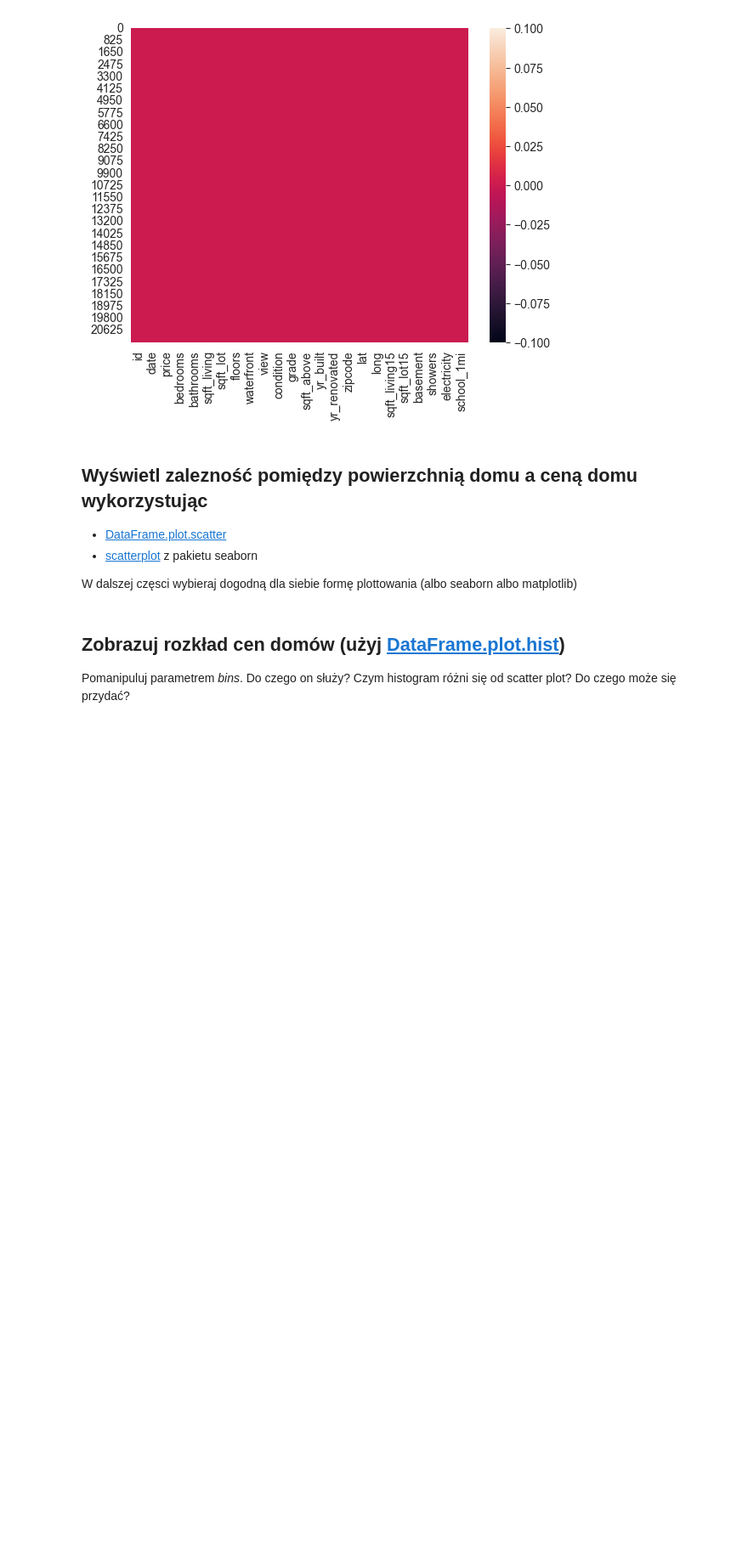
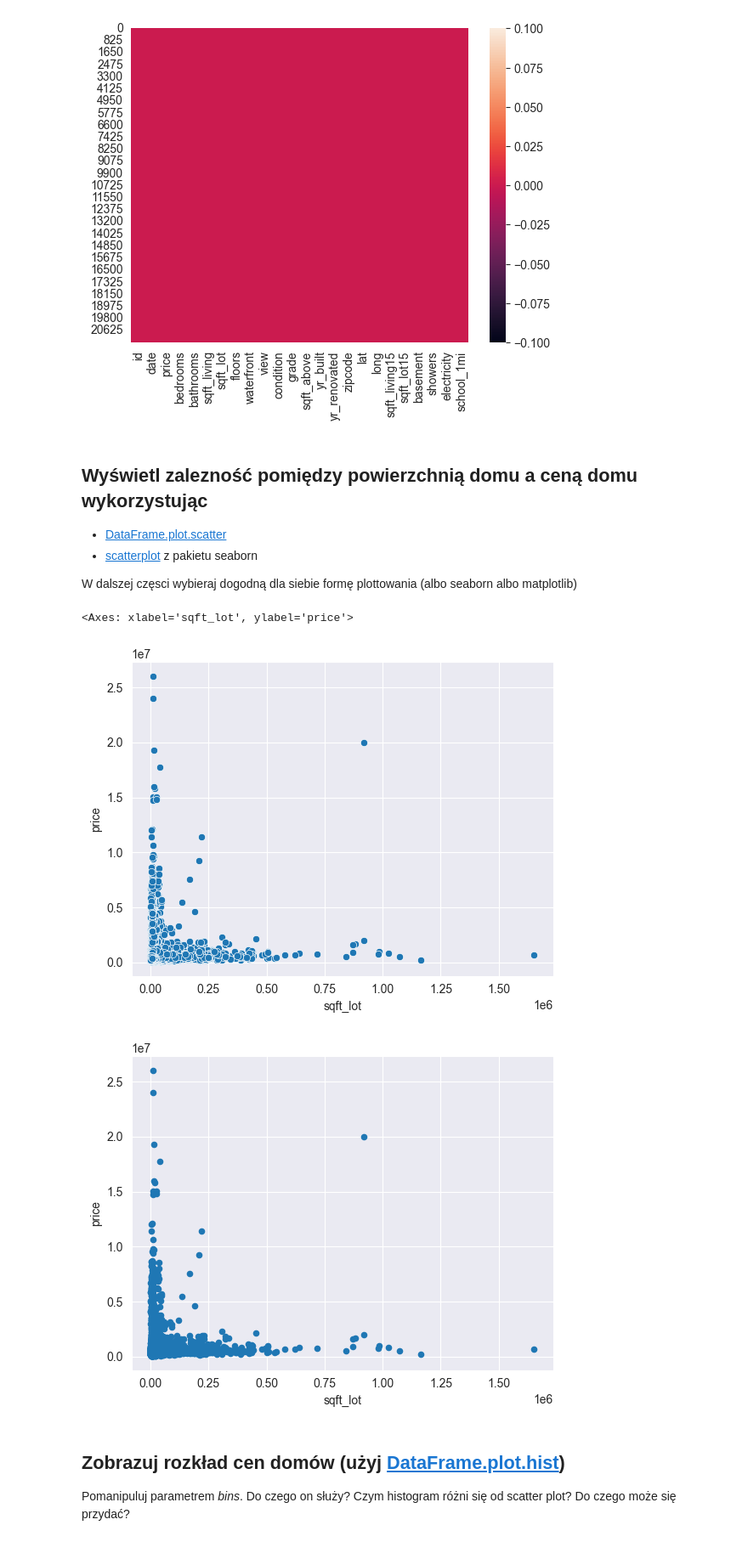
Before and after one commit to GrubySamuraj/wpdm, a Jupyter notebook: examples/Kopia notatnika introduction_to_pandas_uj_part_II.ipynb, the cells around one changed output. Shown at 85% size. Drawn from its saved outputs; the diff is of its cells as text; code cells hidden in the pictures; blank space fills up the shorter version.

```diff
--- a/examples/Kopia notatnika introduction_to_pandas_uj_part_II.ipynb
+++ b/examples/Kopia notatnika introduction_to_pandas_uj_part_II.ipynb
@@ -45,8 +47,11 @@ sns.heatmap(df.isna())
   2. Uzupełnić je średnią, mediana, lub dominantą
   3. Zastosować coś bardziej fancy, np. [Imputer](https://scikit-learn.org/stable/modules/generated/sklearn.impute.SimpleImputer.html)
 # %%
-# df = df.drop('sqft_basement', axis=1)
-pd.set_option("display.max_rows", None, "display.max_columns", None)
+try:
+    df = df.drop('sqft_basement', axis=1)
+except:
+    pass
+# pd.set_option("display.max_rows", None, "display.max_columns", None)
 df = df[(df['id'] <= 21229 ) | (df['id'] >= 23774)]
 #df['condition'].isna().value_counts() #check how many condition data is missing
 condition = df[['condition']]
@@ -83,4 +86,12 @@ Name: count, dtype: int64
 W dalszej częsci wybieraj dogodną dla siebie formę plottowania (albo seaborn albo matplotlib)
+# %%
+lotPrice = pd.DataFrame(data={'sqft_lot':df['sqft_lot'],'price':df['price']})
+sns.scatterplot(data=lotPrice, x='sqft_lot', y='price')
+df.plot.scatter(x='sqft_lot', y='price')
+# %% [output]
+<Axes: xlabel='sqft_lot', ylabel='price'>
+[figure, added]
+[figure, added]
 # %% [markdown]
 ## Zobrazuj rozkład cen domów (użyj [DataFrame.plot.hist](https://pandas.pydata.org/pandas-docs/stable/generated/pandas.DataFrame.plot.hist.html))
 Pomanipuluj parametrem *bins*. Do czego on służy? Czym histogram różni się od scatter plot? Do czego może się przydać?
```
Also changed, not shown: parts of 7 cells of this notebook, 3 other files.
